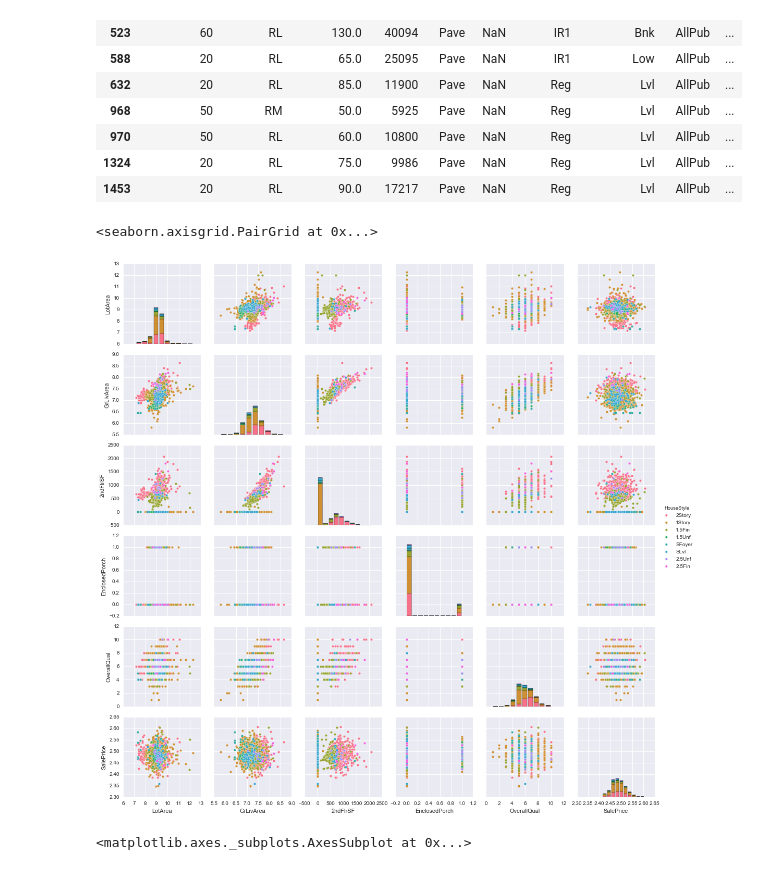
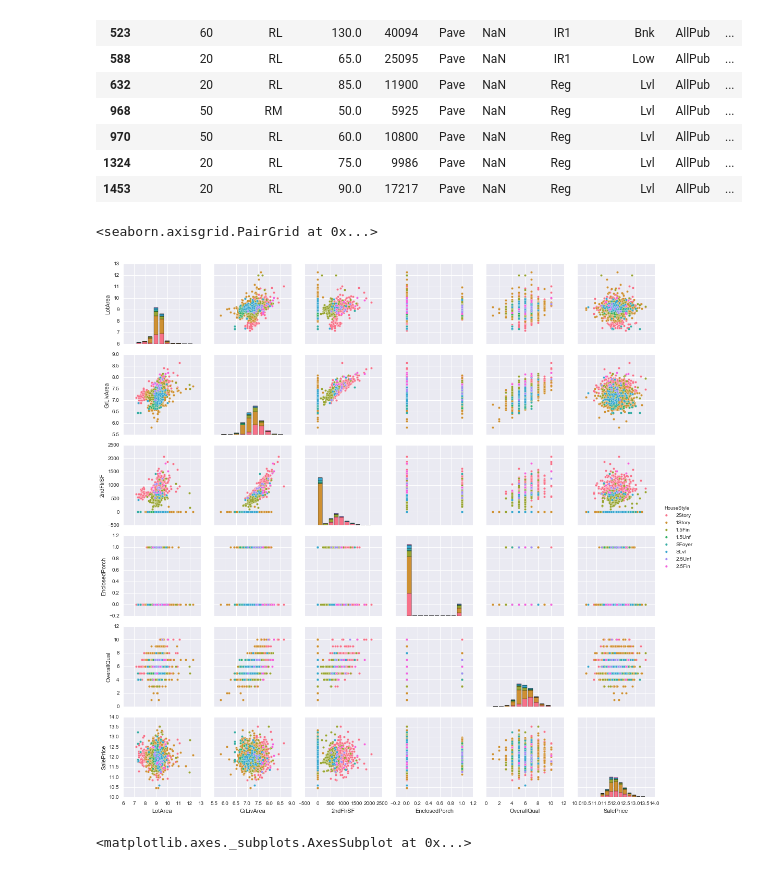
Before and after one commit to bshurick/kaggles, a Jupyter notebook: HousePrices/houseprices.ipynb, the cells around one changed output. Saved outputs shown, nothing was run; the diff lists cells and outputs as text; code cells hidden in the pictures.

```diff
--- a/HousePrices/houseprices.ipynb
+++ b/HousePrices/houseprices.ipynb
@@ -217,19 +217,19 @@ test_raw = transforms(test_raw)
 # %%
 cols = [
     'LotArea'
     ,'GrLivArea'
     ,'2ndFlrSF'
     ,'EnclosedPorch'
     ,'OverallQual'
     ,'HouseStyle'
 ]
 sns.pairplot(pd.concat((train_raw[cols],
-                        pd.DataFrame(np.log(Y), columns=['SalePrice'])),
+                        pd.DataFrame(Y, columns=['SalePrice'])),
                        axis=1),
             hue='HouseStyle')
 # %% [output]
 <seaborn.axisgrid.PairGrid at 0x...>
-[figure, old version]
+[figure, new version]
 # %%
 cols = [
     'LotArea'
```
